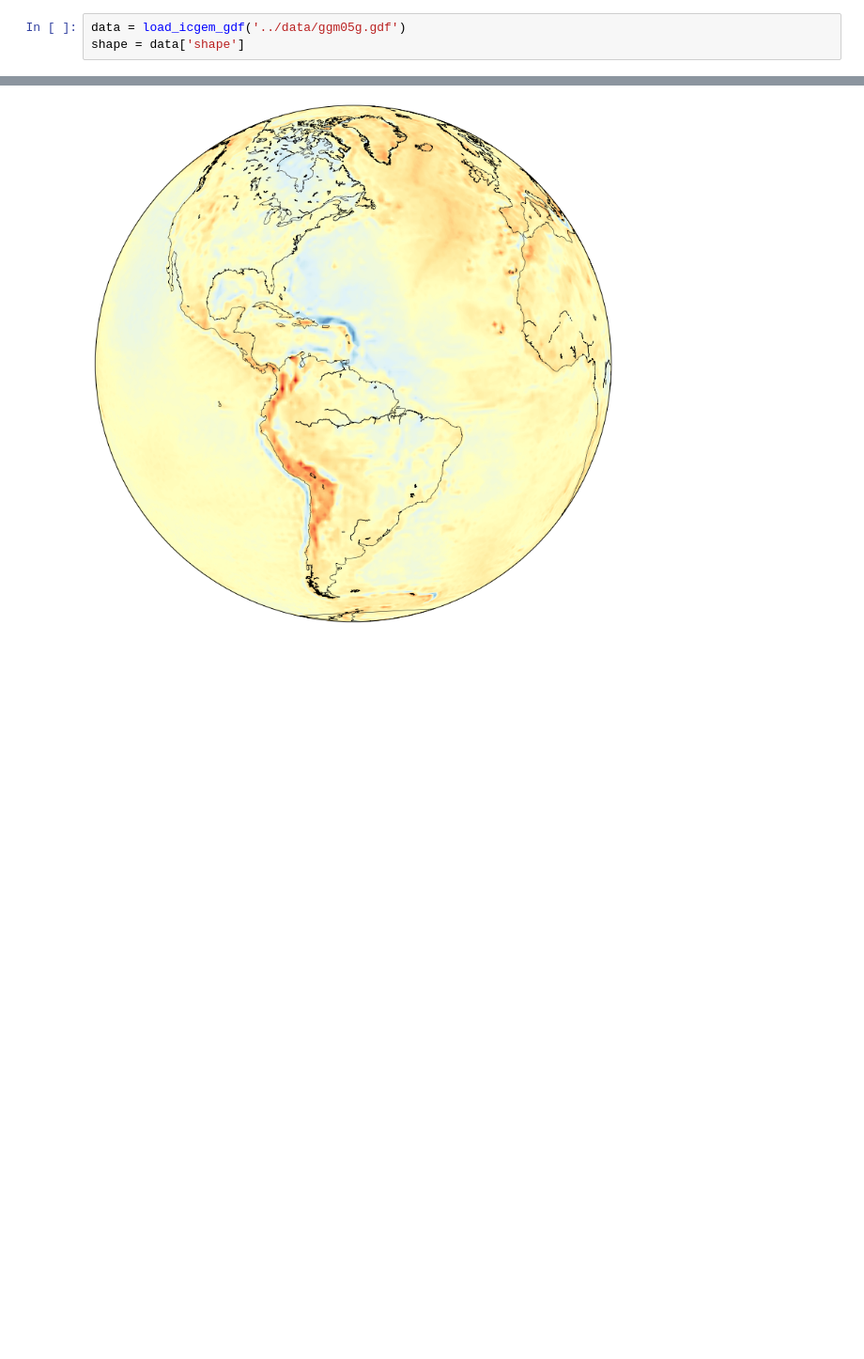
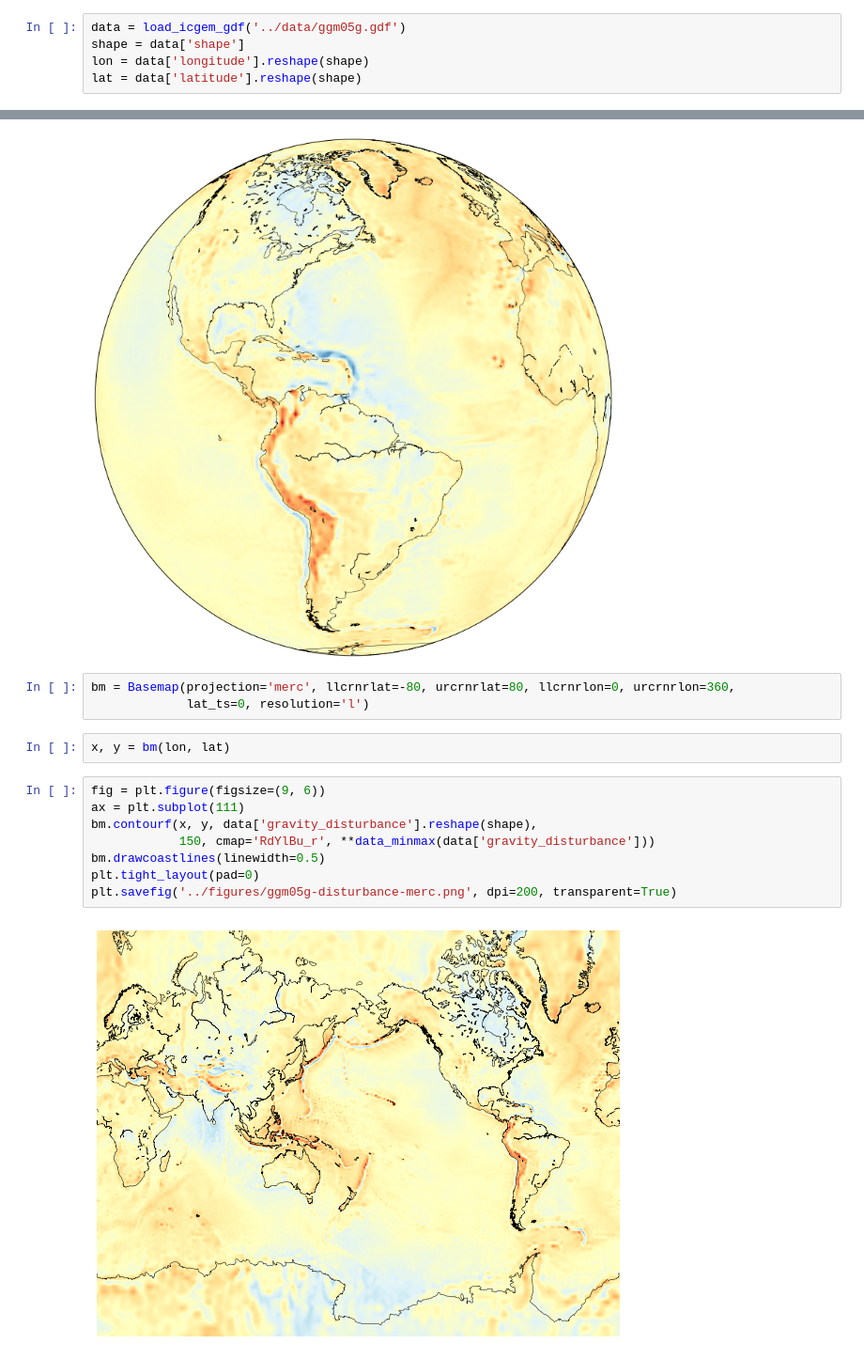
Before and after one commit to leouieda/phd-thesis, a Jupyter notebook: presentation/code/global_gravity.ipynb, the cells around one changed output, grey strips where cells are left out. Shown at 94% size. Drawn from its saved outputs; the diff is of its cells as text; blank space fills up the shorter version.

Commit message:
Plot global disturbance in Mercator (rep. flat Earth)

```diff
--- a/presentation/code/global_gravity.ipynb
+++ b/presentation/code/global_gravity.ipynb
@@ -15,6 +15,8 @@ def data_minmax(data):
 # %%
 data = load_icgem_gdf('../data/ggm05g.gdf')
 shape = data['shape']
+lon = data['longitude'].reshape(shape)
+lat = data['latitude'].reshape(shape)
 # %%
 bm = Basemap(projection='ortho', lon_0=-60, lat_0=10,
              resolution='l')
@@ -30,3 +32,18 @@ plt.tight_layout(pad=0)
 plt.savefig('../figures/ggm05g-disturbance.png', dpi=200, transparent=True)
 # %% [output]
 [figure]
+# %%
+bm = Basemap(projection='merc', llcrnrlat=-80, urcrnrlat=80, llcrnrlon=0, urcrnrlon=360,
+             lat_ts=0, resolution='l')
+# %%
+x, y = bm(lon, lat)
+# %%
+fig = plt.figure(figsize=(9, 6))
+ax = plt.subplot(111)
+bm.contourf(x, y, data['gravity_disturbance'].reshape(shape),
+            150, cmap='RdYlBu_r', **data_minmax(data['gravity_disturbance']))
+bm.drawcoastlines(linewidth=0.5)
+plt.tight_layout(pad=0)
+plt.savefig('../figures/ggm05g-disturbance-merc.png', dpi=200, transparent=True)
+# %% [output]
+[figure, added]
```
Also changed, not shown: parts of 2 cells of this notebook, 2 other files.
